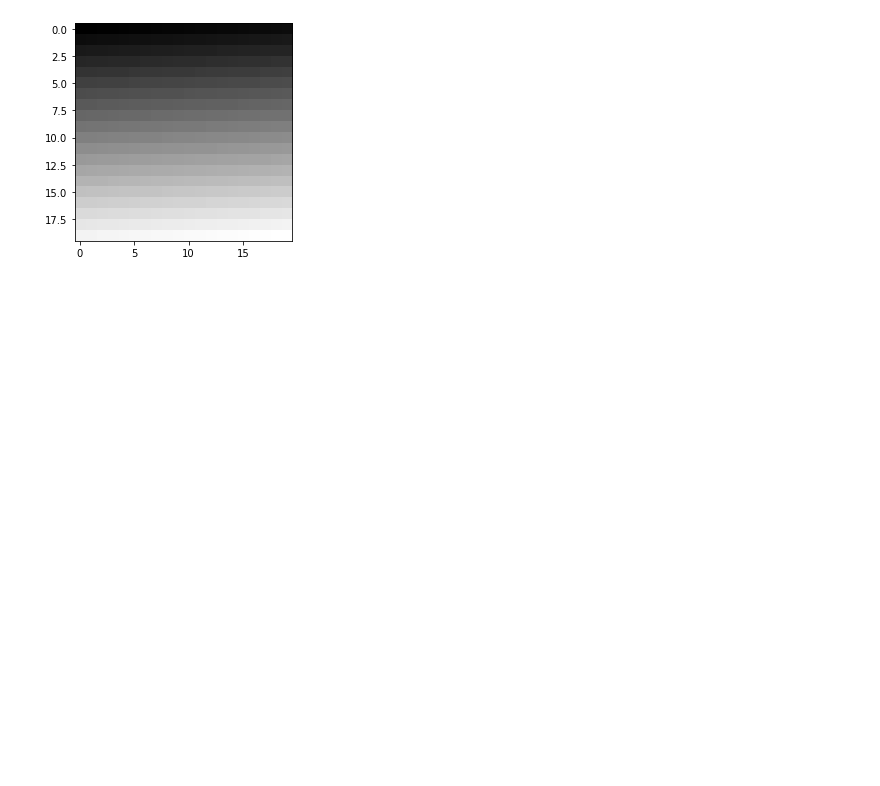
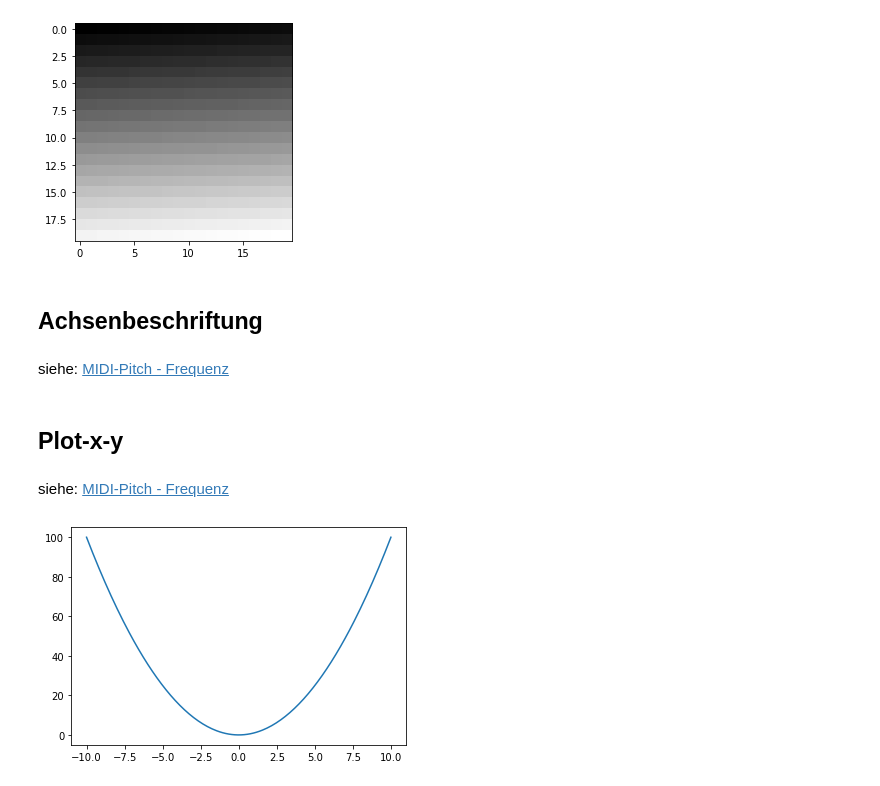
Before and after one commit to dkyuh/computergestuetzte-musikforschung-wise-22-23, a Jupyter notebook: topics/matplotlib.ipynb, the cells around one changed output. Cells and saved outputs as stored; diff of their text form; code cells hidden in the pictures; blank space fills up the shorter version.

```diff
--- a/topics/matplotlib.ipynb
+++ b/topics/matplotlib.ipynb
@@ -49,3 +49,7 @@ plt.imshow(a, cmap='gray') # cmap: color-map
 plt.show()
 # %% [output]
 [figure]
+# %% [markdown]
+## Achsenbeschriftung
+# %% [markdown]
+siehe: [MIDI-Pitch - Frequenz](/topics/freq_midi.md#^e45f90)
@@ -51,0 +59,13 @@ plt.show()
+# %% [markdown]
+## Plot-x-y
+# %% [markdown]
+siehe: [MIDI-Pitch - Frequenz](/topics/freq_midi.md#^7159a7)
+# %%
+x = np.linspace(-10, 10, 200)
+y = x ** 2
+
+# plt.plot(y) # x-range von ? 0-200 ?
+plt.plot(x, y) # richtig: x-range von -10 - 10
+plt.show()
+# %% [output]
+[figure, added]
```
Also changed, not shown: parts of 1 cell of this notebook, 15 other files.
